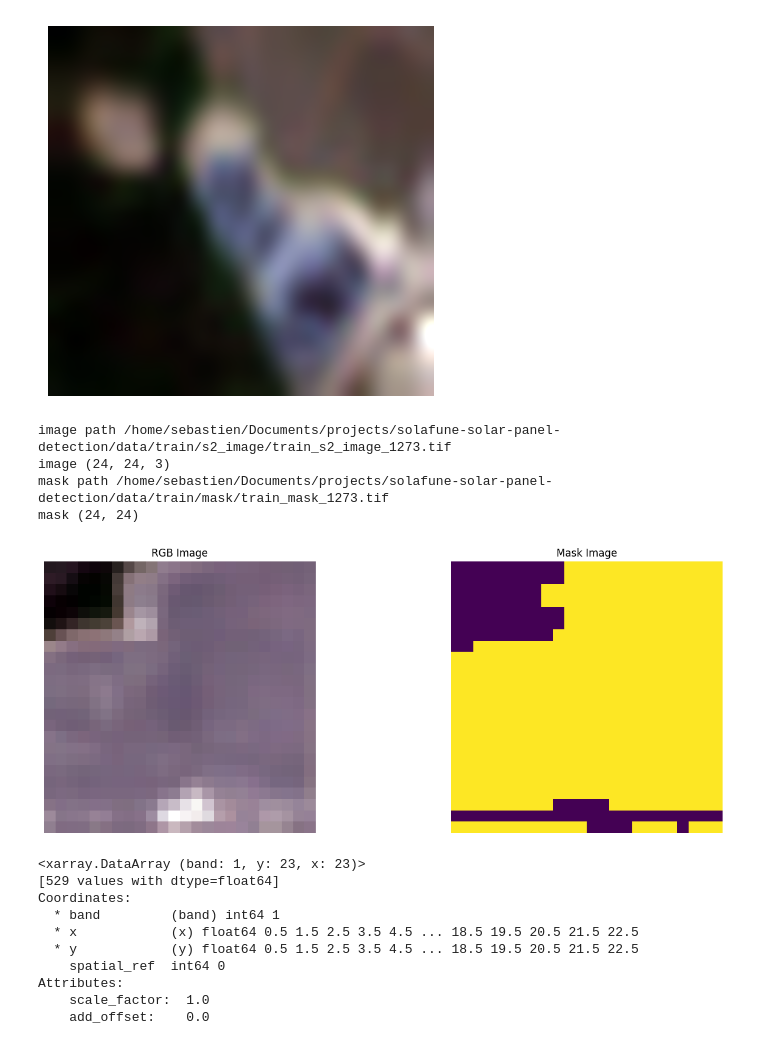
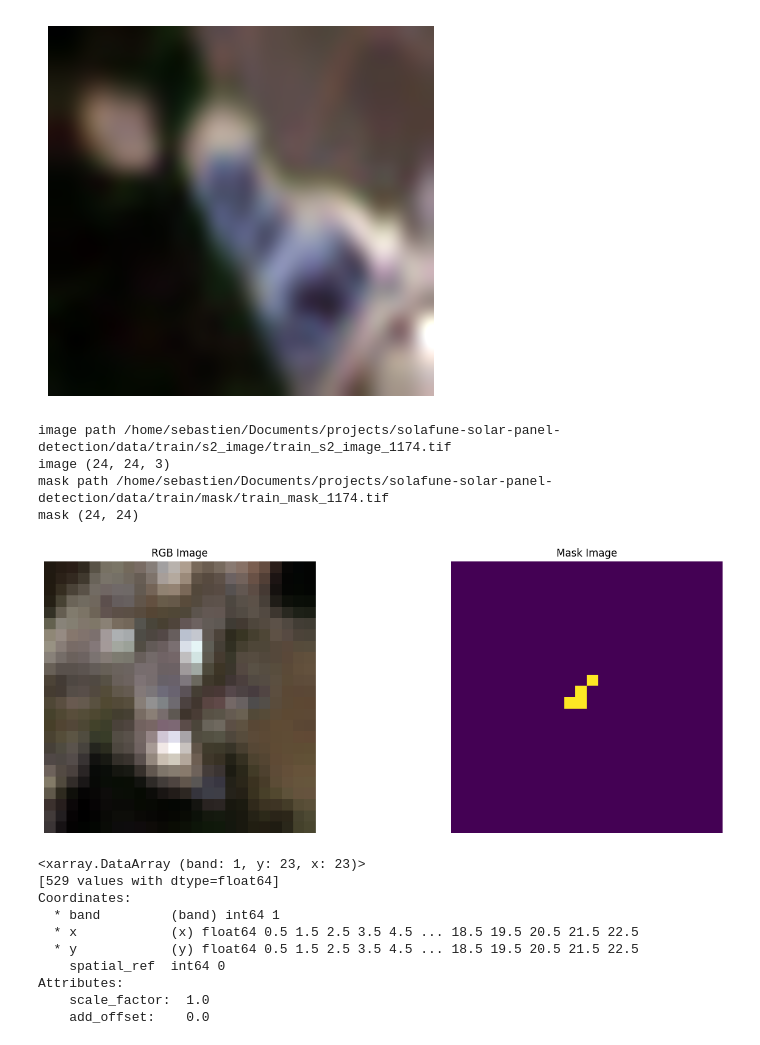
Before and after one commit to tetaud-sebastien/solafune-solar-panel-detection, a Jupyter notebook: Notebooks/explore.ipynb, the cells around one changed output. Drawn from its saved outputs; the diff is of its cells as text; code cells hidden in the pictures.

```diff
--- a/Notebooks/explore.ipynb
+++ b/Notebooks/explore.ipynb
@@ -276,13 +276,13 @@ def visualization(df,choice):
     plt.tight_layout()
     plt.show()
 # %%
-visualization(test_shuffle,-7)
+visualization(valid_shuffle,100)
 # %% [output]
-image path /home/sebastien/Documents/projects/solafune-solar-panel-detection/data/train/s2_image/train_s2_image_1273.tif
+image path /home/sebastien/Documents/projects/solafune-solar-panel-detection/data/train/s2_image/train_s2_image_1174.tif
 image (24, 24, 3)
-mask path /home/sebastien/Documents/projects/solafune-solar-panel-detection/data/train/mask/train_mask_1273.tif
+mask path /home/sebastien/Documents/projects/solafune-solar-panel-detection/data/train/mask/train_mask_1174.tif
 mask (24, 24)
-[figure, old version]
+[figure, new version]
 # %%
 mask = rxr.open_rasterio(mask_path, masked=True)
 # %%
```
Also changed, not shown: 1 other file.
